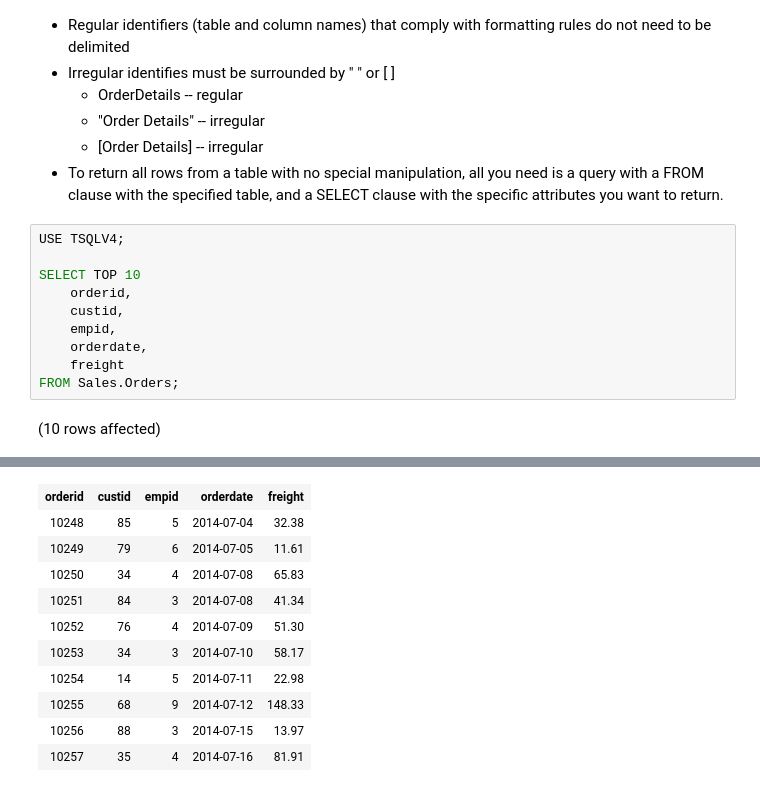
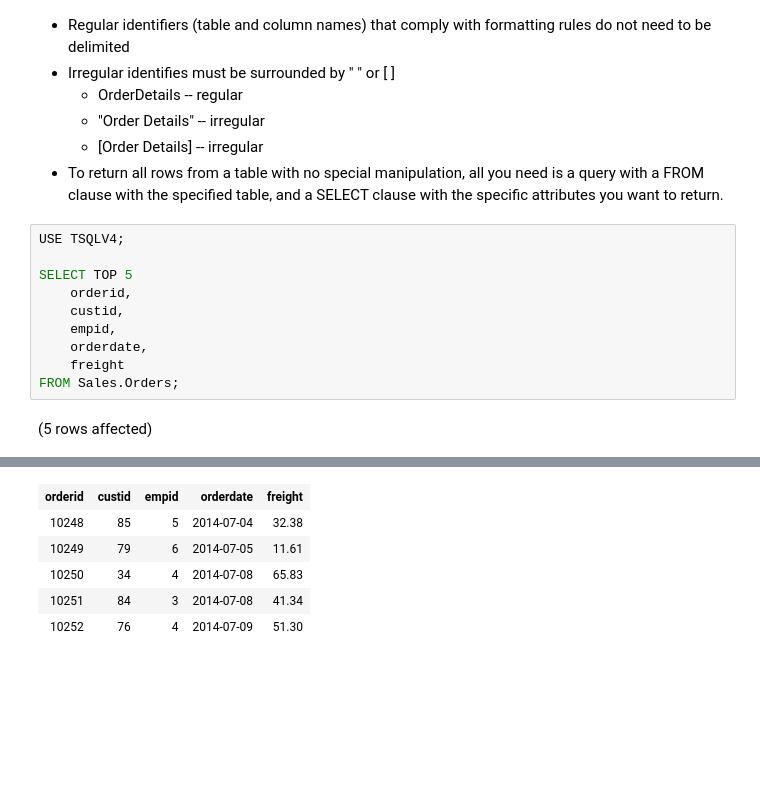
Before and after one commit to nareyes/education, a Jupyter notebook: fundamental_sql_server/single_table_queries.ipynb, the cells around one changed output, grey strips where cells are left out. Cells and saved outputs as stored; diff of their text form; blank space fills up the shorter version.

```diff
--- a/fundamental_sql_server/single_table_queries.ipynb
+++ b/fundamental_sql_server/single_table_queries.ipynb
@@ -36,7 +36,7 @@
 # %%
 USE TSQLV4;
 
-SELECT TOP 10
+SELECT TOP 5
     orderid,
     custid,
     empid,
@@ -44,4 +44,4 @@ SELECT TOP 10
     freight
 FROM Sales.Orders;
 # %% [output]
-(10 rows affected)
+(5 rows affected)
@@ -49,11 +49,6 @@ Total execution time: 00:00:00.114
 | orderid | custid | empid | orderdate | freight |
 | 10248 | 85 | 5 | 2014-07-04 | 32.38 |
 | 10249 | 79 | 6 | 2014-07-05 | 11.61 |
 | 10250 | 34 | 4 | 2014-07-08 | 65.83 |
 | 10251 | 84 | 3 | 2014-07-08 | 41.34 |
 | 10252 | 76 | 4 | 2014-07-09 | 51.30 |
-| 10253 | 34 | 3 | 2014-07-10 | 58.17 |
-| 10254 | 14 | 5 | 2014-07-11 | 22.98 |
-| 10255 | 68 | 9 | 2014-07-12 | 148.33 |
-| 10256 | 88 | 3 | 2014-07-15 | 13.97 |
-| 10257 | 35 | 4 | 2014-07-16 | 81.91 |
```
Also changed, not shown: parts of 28 cells of this notebook, 2 other files.
